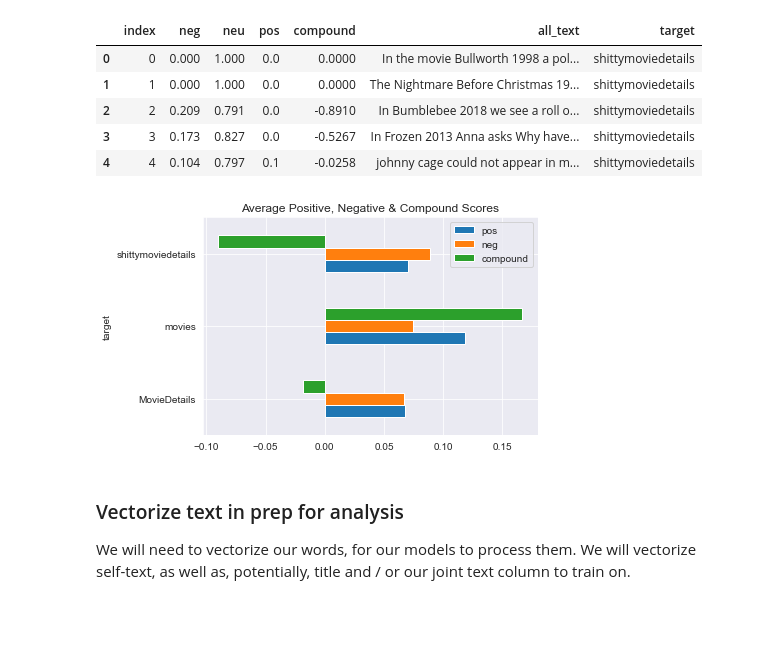
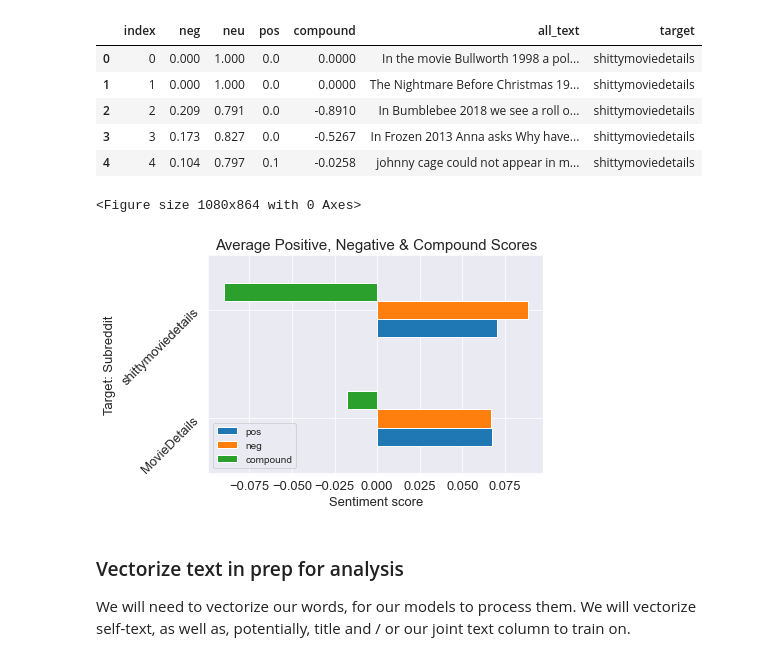
Before and after one commit to cotica/reddit_classifier, a Jupyter notebook: code/Project-3-Scraping-Subreddits-EDA.ipynb, the cells around one changed output. Saved outputs shown, nothing was run; the diff lists cells and outputs as text; code cells hidden in the pictures; blank space fills up the shorter version.

```diff
--- a/code/Project-3-Scraping-Subreddits-EDA.ipynb
+++ b/code/Project-3-Scraping-Subreddits-EDA.ipynb
@@ -118,7 +113,7 @@ all_movies.head(2)
 Let's actually merge our dataframes to make it easier for processing.
 # %%
 #pd.concat([df1, df2])
-df = pd.concat([bad_deets2, movie_deets2, all_movies])
+df = pd.concat([bad_deets2, movie_deets2])
 df.head(1)
 # %% [output]
 |  | title | selftext | subreddit | created_utc | author | is_self | score | num_comments | timestamp |
@@ -642,8 +638,15 @@ sentiment_df.head()
 | 4 | 4 | 0.104 | 0.797 | 0.1 | -0.0258 | johnny cage could not appear in m... | shittymoviedetails |
 # %%
 #Plot the average positivity, negativity and compound scores for target
-sentiment_df.groupby('target').mean()[['pos', 'neg', 'compound']].plot(kind='barh')
-plt.title('Average Positive, Negative & Compound Scores');
+plt.figure(figsize=(15,12));
+sentiment_df.groupby('target').mean()[['pos', 'neg', 'compound']].plot(kind='barh');
+plt.title('Average Positive, Negative & Compound Scores', size = 15);
+plt.xticks(size=13);
+plt.yticks(size=13, rotation = 45);
+plt.ylabel('Target: Subreddit', size=13);
+plt.xlabel('Sentiment score', size=13);
+plt.savefig('../images/sentiment.jpg');
 # %% [output]
+<Figure size 1080x864 with 0 Axes>
-[figure, old version]
+[figure, new version]
 # %%
```
Also changed, not shown: parts of 54 cells of this notebook.
